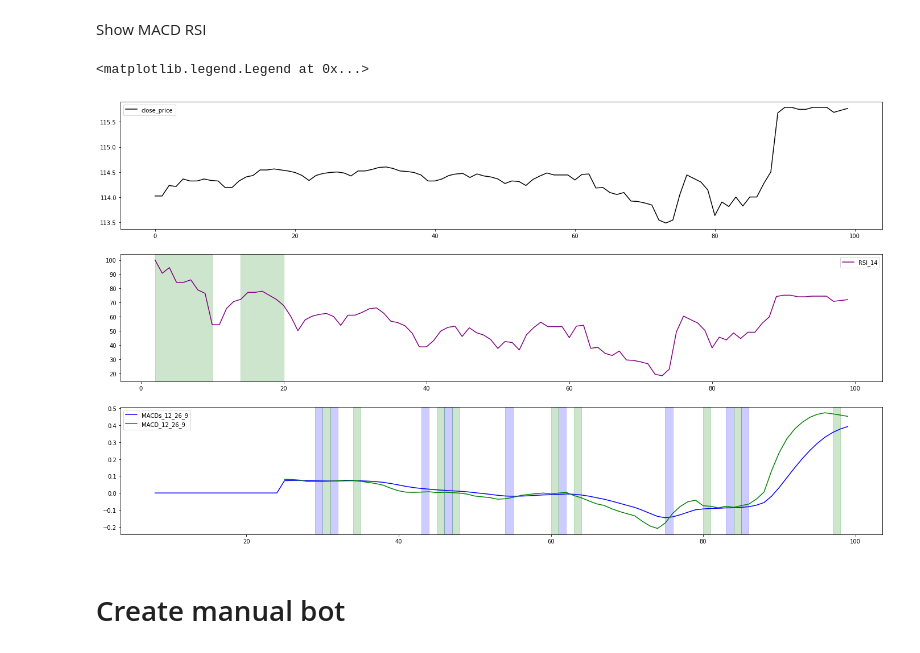
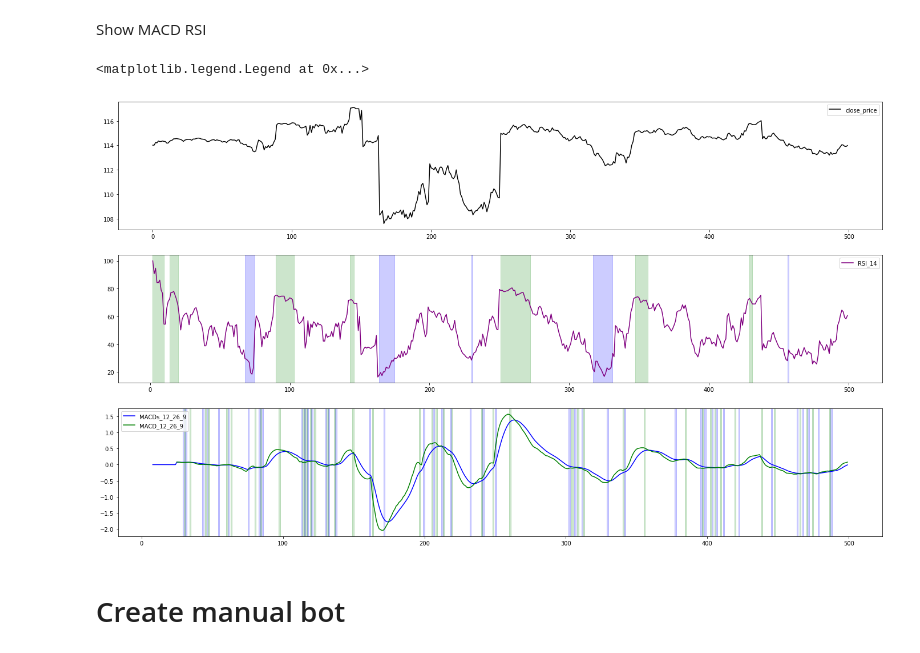
Before and after one commit to crabio/tinkoff-invest-bot, a Jupyter notebook: candles_analyzer/analyze.ipynb, the cells around one changed output. Cells and saved outputs as stored; diff of their text form; code cells hidden in the pictures.

```diff
--- a/candles_analyzer/analyze.ipynb
+++ b/candles_analyzer/analyze.ipynb
@@ -97,6 +54,0 @@ Add MFI oversold
-# %%
-MFI_oversold_threshold = 20
-MFI_overbouht_threshold = 80
-
-sliding_window_df["MFI_oversold"] = sliding_window_df["MFI_14"] <= MFI_oversold_threshold
-sliding_window_df["MFI_overbought"] = sliding_window_df["MFI_14"] >= MFI_overbouht_threshold
@@ -105,5 +54,0 @@ Add MACD signal crossover and cross under
-# %%
-sliding_window_df["MACD_diff"] = sliding_window_df["MACD_12_26_9"].diff()
-sliding_window_df["MACD_diff"] = sliding_window_df["MACD_12_26_9"].diff()
-sliding_window_df["MACD_crossover"] = (sliding_window_df["MACD_diff"] > 0) & (sliding_window_df["MACD_diff"].shift() < 0)
-sliding_window_df["MACD_crossunder"] = (sliding_window_df["MACD_diff"] < 0) & (sliding_window_df["MACD_diff"].shift() > 0)
@@ -141,0 +55,23 @@ Name: 163, dtype: object
+# %%
+def preprocess_data(df):
+    # Add MACD
+    df.ta.macd(append=True)
+
+    # Add RSI
+    df.ta.rsi(14, append=True)
+
+    RSI_oversold_threshold = 30
+    RSI_overbouht_threshold = 70
+
+    df["RSI_oversold"] = df["RSI_14"] <= RSI_oversold_threshold
+    df["RSI_overbought"] = df["RSI_14"] >= RSI_overbouht_threshold
+
+    df["MACD_diff"] = df["MACD_12_26_9"].diff()
+    df["MACD_diff"] = df["MACD_12_26_9"].diff()
+    df["MACD_crossover"] = (df["MACD_diff"] > 0) & (df["MACD_diff"].shift() < 0)
+    df["MACD_crossunder"] = (df["MACD_diff"] < 0) & (df["MACD_diff"].shift() > 0)
+
+    return df
+# %%
+sliding_window_df = preprocess_data(sliding_window_df)
+sliding_window_df.head()
@@ -159,35 +103,35 @@ def color_zone(ax, points, alpha, color):
                 start_point = 0
                 end_point = 0
 # %%
-plot_df = sliding_window_df.iloc[0:100]
+plot_df = sliding_window_df.iloc[0:500]
 
 plt.figure(figsize=(24,14))
 plt.subplot(3, 1, 1)
 plot_df["close_price"].plot(color="black")
 plt.legend()
 
 plt.subplot(3, 1, 2)
 ax1 = plot_df["RSI_14"].plot(color="purple")
 # Show oversold zone
 color_zone(ax1, plot_df[plot_df["RSI_oversold"]].index, 0.2, "blue")
 # Show overbought zone
 color_zone(ax1, plot_df[plot_df["RSI_overbought"]].index, 0.2, "green")
 plt.legend()
 
 plt.subplot(3, 1, 3)
 # plot_df["MACDh_12_26_9"].plot(color="red",kind="bar")
 plot_df["MACDs_12_26_9"].plot(color="blue")
 ax3 = plot_df["MACD_12_26_9"].plot(color="green")
 # Show crossover moments
 for x in plot_df[plot_df["MACD_crossover"]].index:
     ax3.axvspan(x, x+1, alpha=0.2, color="blue")
 # Show crossunder moments
 for x in plot_df[plot_df["MACD_crossunder"]].index:
     ax3.axvspan(x, x+1, alpha=0.2, color="green")
 plt.legend()
 # %% [output]
 <matplotlib.legend.Legend at 0x...>
-[figure, old version]
+[figure, new version]
 # %% [markdown]
 # Create manual bot
 # %%
```
Also changed, not shown: parts of 15 cells of this notebook.
